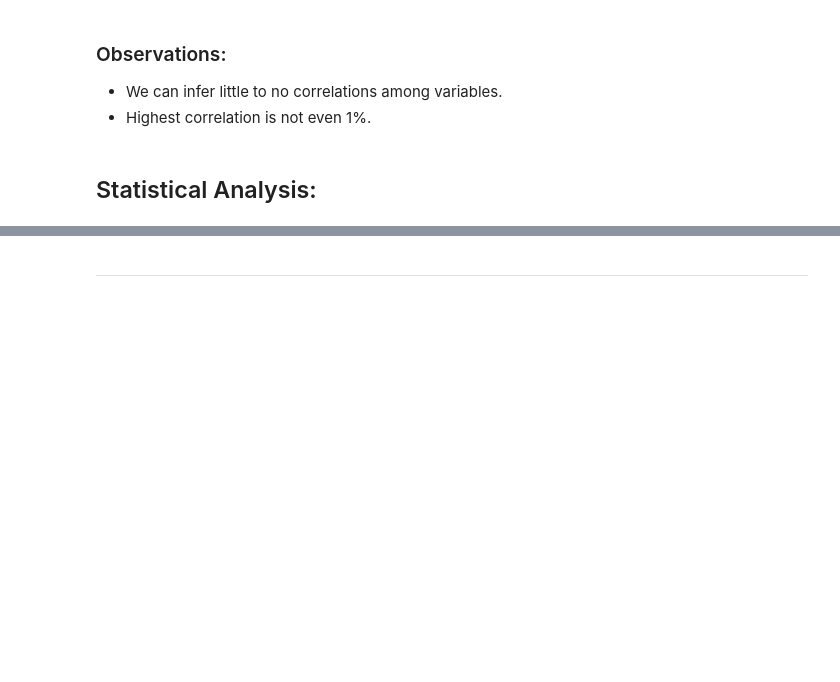
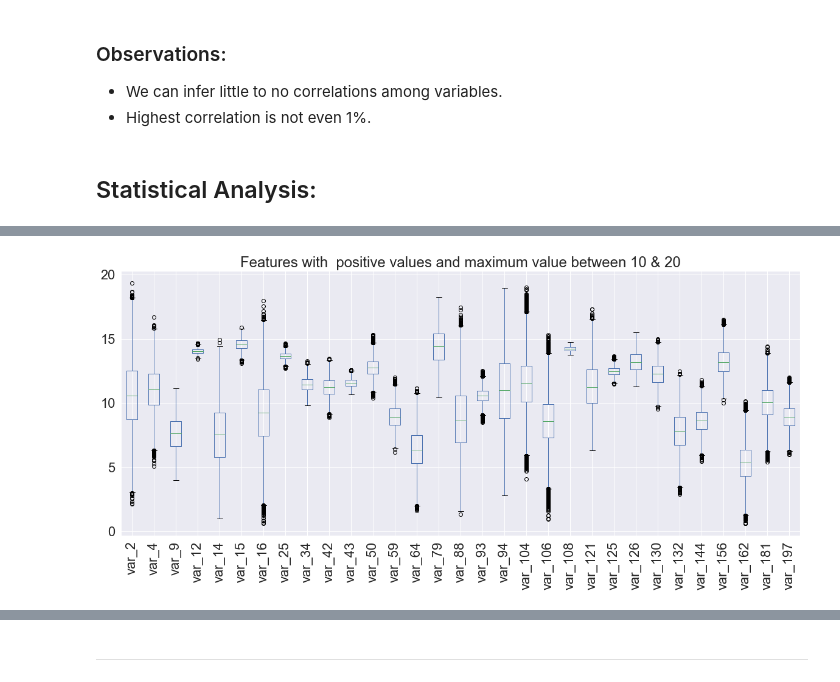
Before and after one commit to Doc1Ft/santander-customer-transaction-prediction, a Jupyter notebook: notebooks/Mike_Notebooks/Final_Notebook_Draft.ipynb, the cells around one changed output, grey strips where cells are left out. Cells and saved outputs as stored; diff of their text form; code cells hidden in the pictures; blank space fills up the shorter version.

```diff
--- a/notebooks/Mike_Notebooks/Final_Notebook_Draft.ipynb
+++ b/notebooks/Mike_Notebooks/Final_Notebook_Draft.ipynb
@@ -297,0 +355,9 @@ plt.show()
+# %%
+sns.set(rc={'figure.figsize':(20,8)}, font_scale=2)
+setpositive20=train_data.loc[:,colzerototwenty].boxplot(rot=90)
+setpositive20=setpositive20.set(
+    yticks=[0,5,10,15,20],
+    title="Features with positive values and maximum value between 10 & 20"
+)
+# %% [output]
+[figure, added]
```
Also changed, not shown: parts of 40 cells of this notebook, 1 other file.
